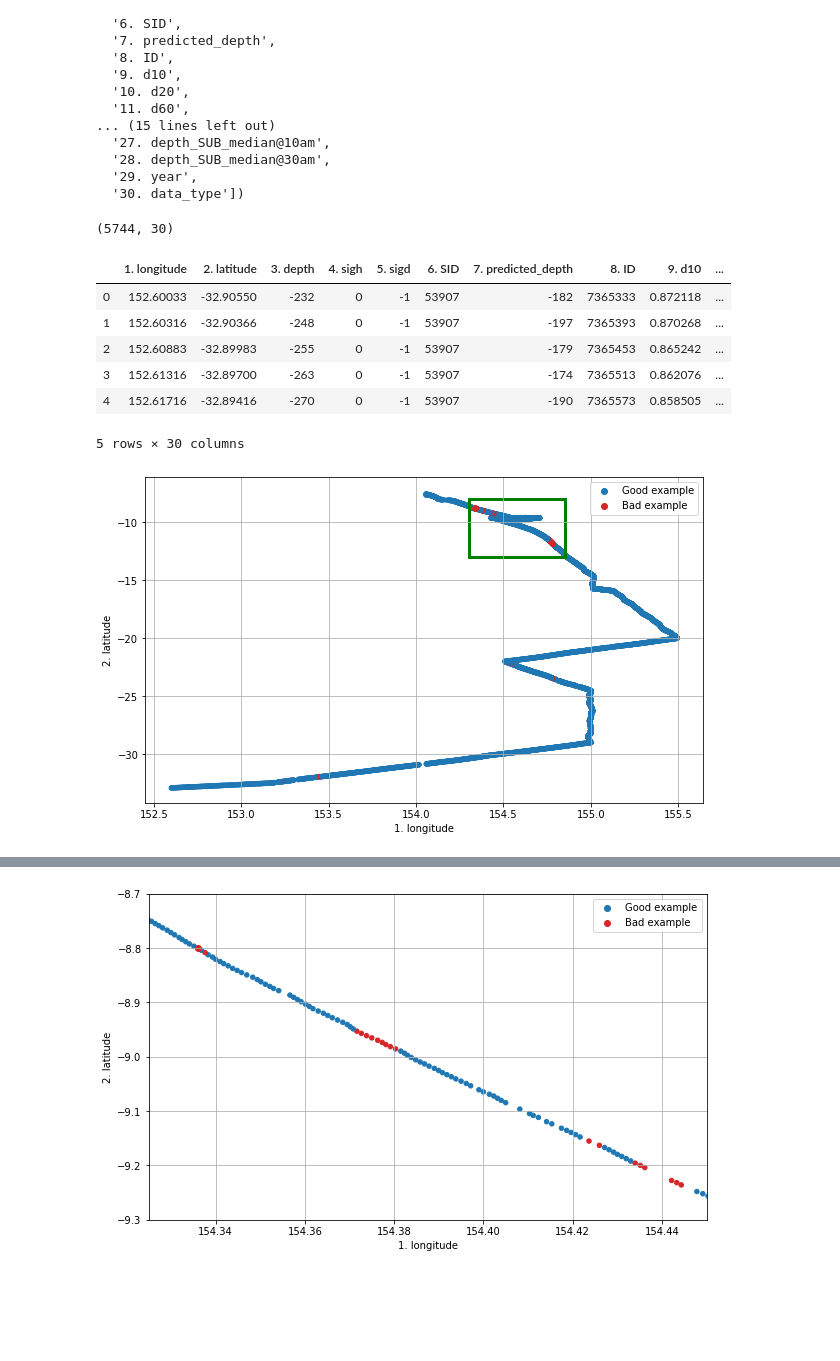
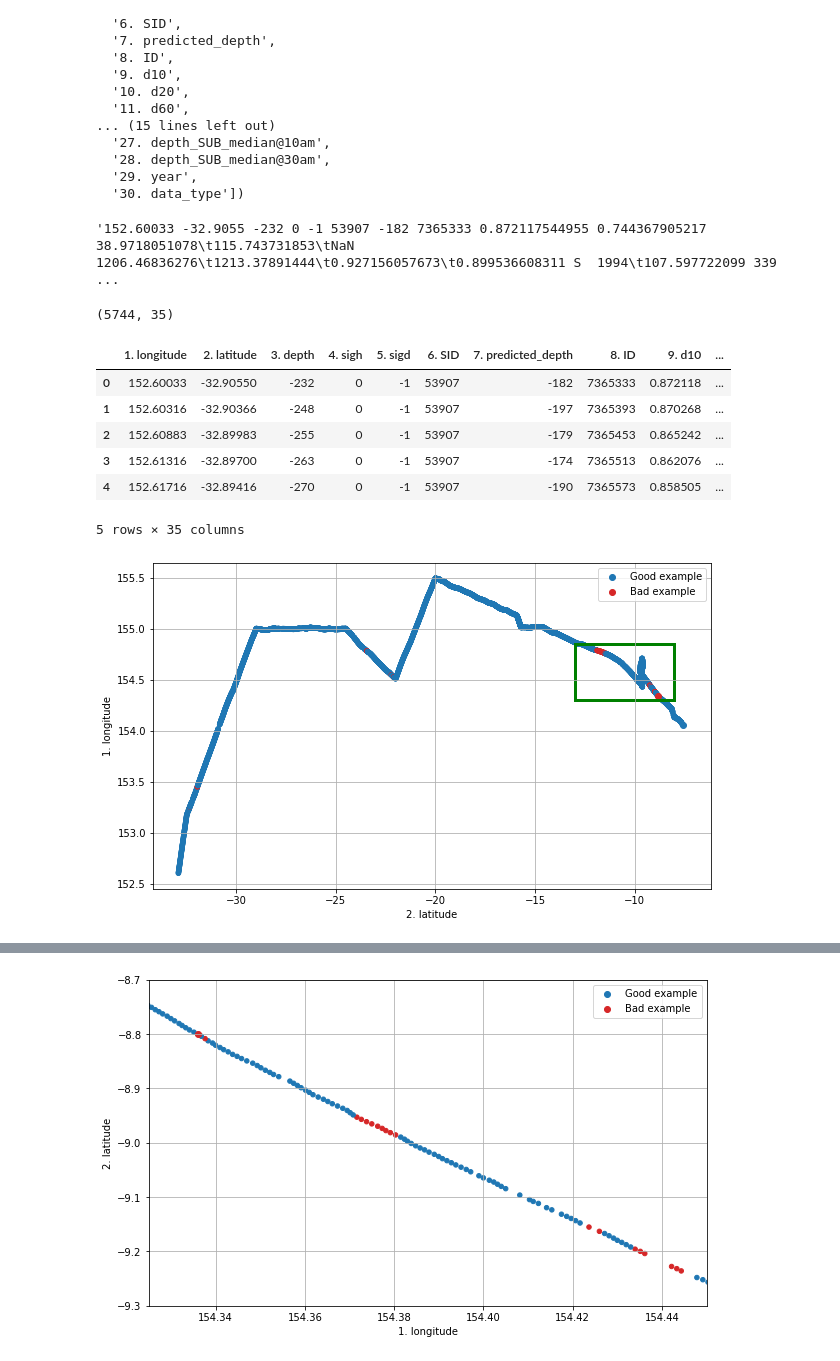
Before and after one commit to arapat/bathymetry-analysis, a Jupyter notebook: analysis/show-cruise-path.ipynb, the cells around one changed output, grey strips where cells are left out. Drawn from its saved outputs; the diff is of its cells as text; code cells hidden in the pictures; blank space fills up the shorter version.

```diff
--- a/analysis/show-cruise-path.ipynb
+++ b/analysis/show-cruise-path.ipynb
@@ -56,51 +56,56 @@ len(columns), columns
   '28. depth_SUB_median@30am',
   '29. year',
   '30. data_type'])
+# %%
+a.replace("\r", " ")
+# %% [output]
+'152.60033 -32.9055 -232 0 -1 53907 -182 7365333 0.872117544955 0.744367905217 38.9718051078\t115.743731853\tNaN 1206.46836276\t1213.37891444\t0.927156057673\t0.899536608311 S  1994\t107.597722099 339 ...
 # %%
-with open(filename) as f:
+import io
 
-    data = [line.split() for line in f.readlines()]
+with io.open(filename, 'r', newline='\n') as f:
+    data = [line.replace('\r', ' ') for line in f.readlines()]
 
-df = pd.read_csv(filename, sep='\s+', names=columns)
+df = pd.read_csv(io.StringIO('\n'.join(data)), sep='\s+', names=columns + ["a", "b", "c", "d", "e"])
 print(df.shape)
 df.head()
 # %% [output]
-(5744, 30)
+(5744, 35)
 |  | 1. longitude | 2. latitude | 3. depth | 4. sigh | 5. sigd | 6. SID | 7. predicted_depth | 8. ID | 9. d10 | ... |
 | 0 | 152.60033 | -32.90550 | -232 | 0 | -1 | 53907 | -182 | 7365333 | 0.872118 | ... |
 | 1 | 152.60316 | -32.90366 | -248 | 0 | -1 | 53907 | -197 | 7365393 | 0.870268 | ... |
 | 2 | 152.60883 | -32.89983 | -255 | 0 | -1 | 53907 | -179 | 7365453 | 0.865242 | ... |
 | 3 | 152.61316 | -32.89700 | -263 | 0 | -1 | 53907 | -174 | 7365513 | 0.862076 | ... |
 | 4 | 152.61716 | -32.89416 | -270 | 0 | -1 | 53907 | -190 | 7365573 | 0.858505 | ... |
-5 rows × 30 columns
+5 rows × 35 columns
 # %%
 %matplotlib inline
 from matplotlib import pyplot as plt
 import matplotlib.patches as patches
 
 fig, ax = plt.subplots(1, 1, figsize=(10, 6))
 
 # df.plot(x="1. longitude", y="5. sigd", ax=)
 color = df["5. sigd"]
 color_chr = []
 for i, c in enumerate(list(color)):
     if c == 9999:
         color_chr.append('#d62728')
         bad_point = list(df.loc[i, :])[0], list(df.loc[i, :])[1]
     else:
         color_chr.append('#1f77b4')
         good_point = list(df.loc[i, :])[0], list(df.loc[i, :])[1]
-df.plot.scatter(y="2. latitude", x="1. longitude", c=color_chr, ax=ax)
-ax.scatter([good_point[0]], [good_point[1]], c="#1f77b4", label="Good example")
-ax.scatter([bad_point[0]], [bad_point[1]], c="#d62728", label="Bad example")
+df.plot.scatter(x="2. latitude", y="1. longitude", c=color_chr, ax=ax)
+ax.scatter([good_point[1]], [good_point[0]], c="#1f77b4", label="Good example")
+ax.scatter([bad_point[1]], [bad_point[0]], c="#d62728", label="Bad example")
 ax.legend();
 
-rect = patches.Rectangle((154.3, -13), 0.55, 5, linewidth=3, edgecolor='green', facecolor='none')
+rect = patches.Rectangle((-13, 154.3), 5, 0.55, linewidth=3, edgecolor='green', facecolor='none')
 ax.add_patch(rect)
 
 ax.grid();
 # %% [output]
-[figure, old version]
+[figure, new version]
 # %%
 %matplotlib inline
 from matplotlib import pyplot as plt
```
Also changed, not shown: parts of 1 cell of this notebook.
